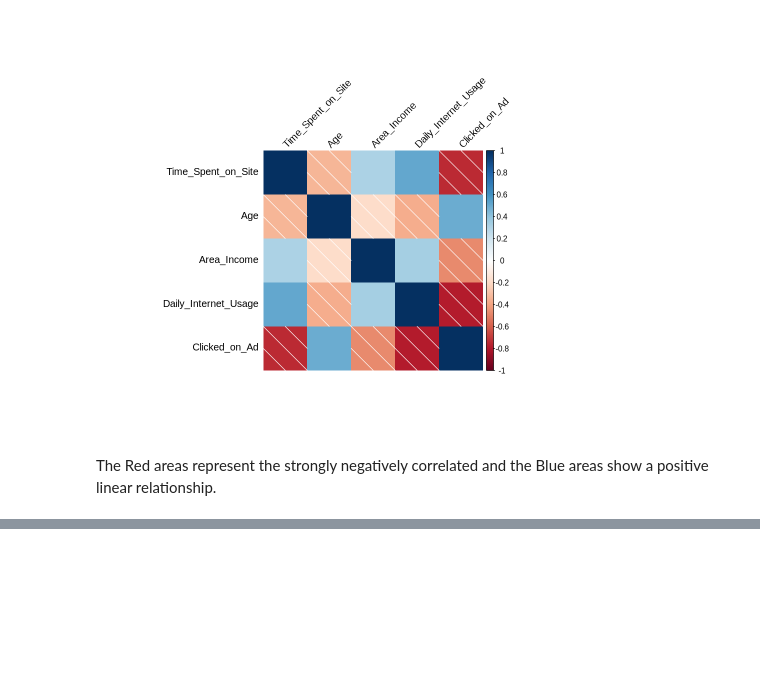
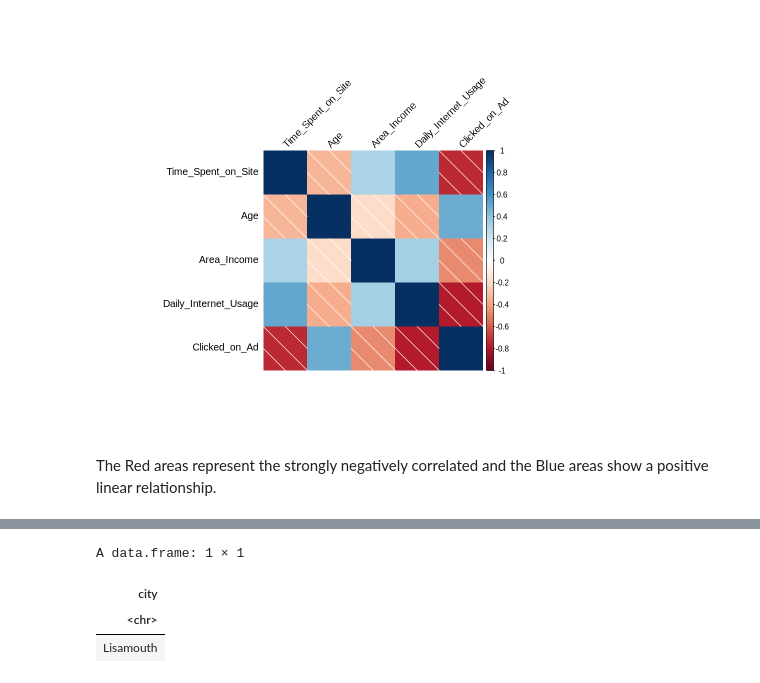
Before and after one commit to BrianChegeGichau/TimeSeriesAnalysis, a Jupyter notebook: CustomerAdAnalysis.ipynb, the cells around one changed output, grey strips where cells are left out. Cells and saved outputs as stored; diff of their text form; code cells hidden in the pictures; blank space fills up the shorter version.

```diff
--- a/CustomerAdAnalysis.ipynb
+++ b/CustomerAdAnalysis.ipynb
@@ -473,0 +570,18 @@ summary(df)
+# %%
+#Creating a mode function
+calculate_mode <- function(x) {
+  uniqx <- unique(x)
+  uniqx[which.max(tabulate(match(x, uniqx)))]
+}
+# %%
+#Getting the City that had the most individuals.
+library(dplyr)
+
+df %>%
+  group_by(City) %>%
+  summarise(city = calculate_mode(City))
+# %% [output]
+A data.frame: 1 × 1
+| city |
+| <chr> |
+| Lisamouth |
```
Also changed, not shown: parts of 33 cells of this notebook.
